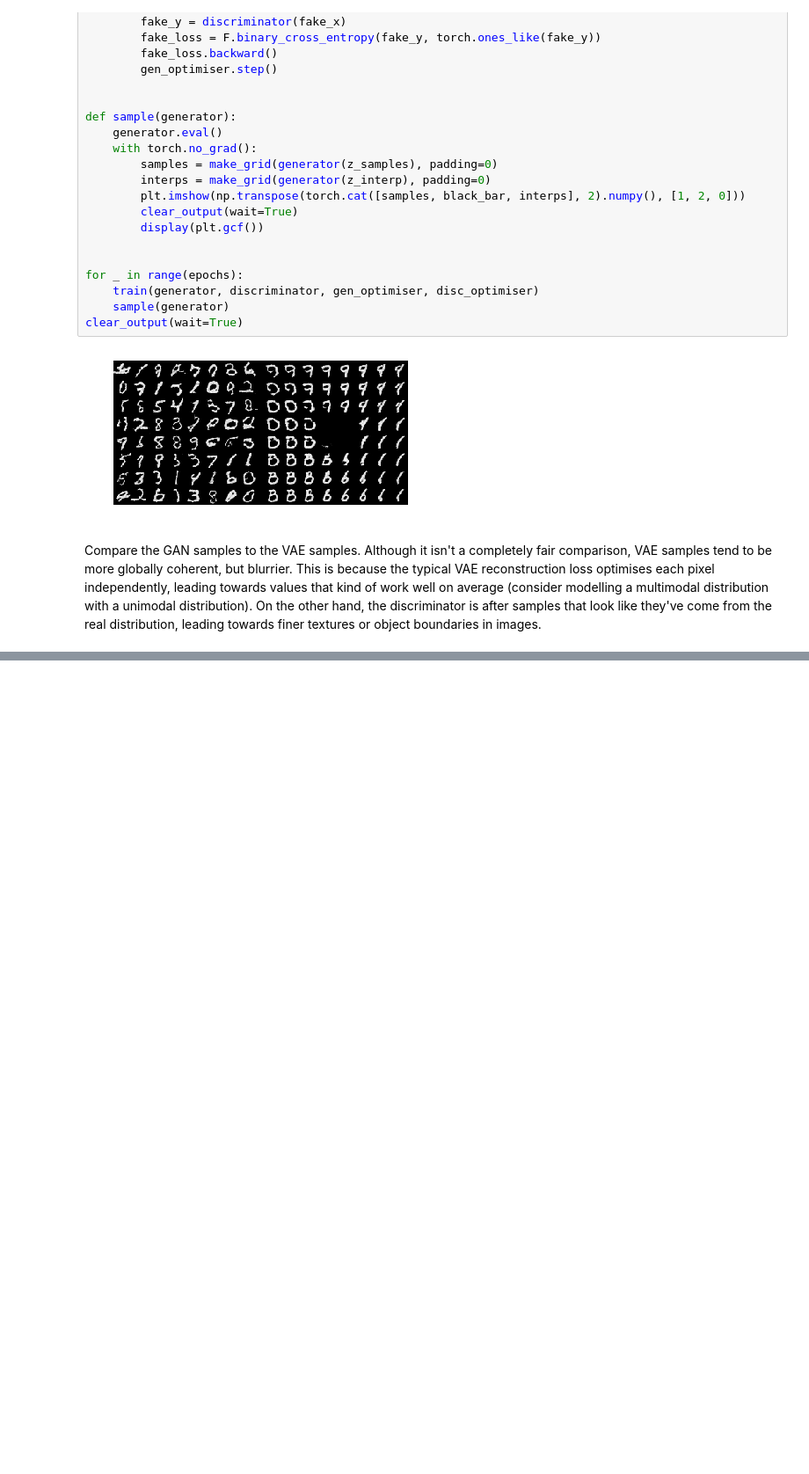
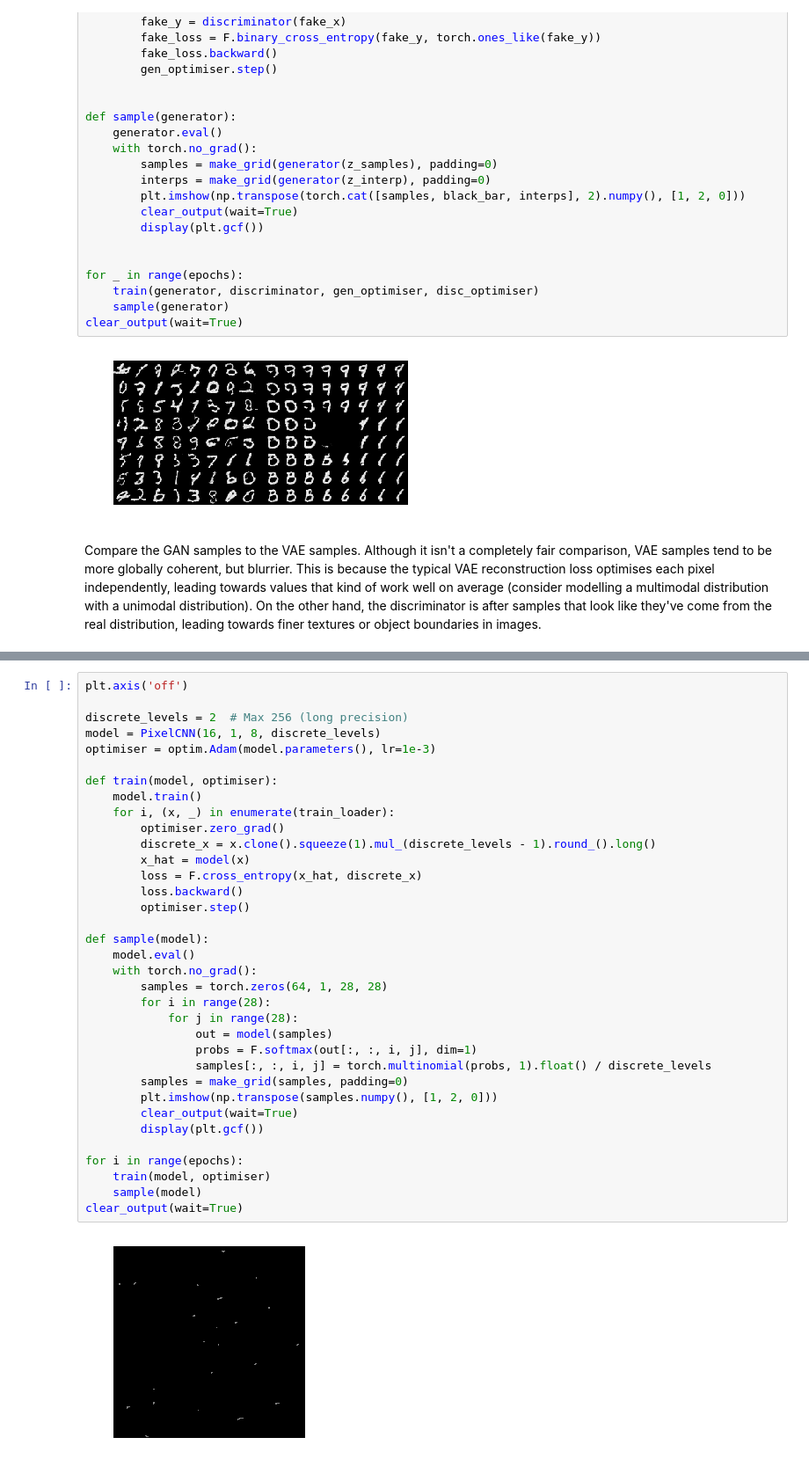
Before and after one commit to pukkapies/dl-imperial-maths, a Jupyter notebook: pytorch-tutorial/4. Generative Modelling with VAEs, GANs and Autoregressive Models.ipynb, the cells around one changed output, grey strips where cells are left out. Shown at 88% size. Drawn from its saved outputs; the diff is of its cells as text; blank space fills up the shorter version.

Commit message:
Add PixelCNN code

```diff
--- a/pytorch-tutorial/4. Generative Modelling with VAEs, GANs and Autoregressive Models.ipynb
+++ b/pytorch-tutorial/4. Generative Modelling with VAEs, GANs and Autoregressive Models.ipynb
@@ -282,0 +342,37 @@ There are many autoregressive models that can model image data, and we'll look a
+# %%
+plt.axis('off')
+
+discrete_levels = 2  # Max 256 (long precision)
+model = PixelCNN(16, 1, 8, discrete_levels)
+optimiser = optim.Adam(model.parameters(), lr=1e-3)
+
+def train(model, optimiser):
+    model.train()
+    for i, (x, _) in enumerate(train_loader):
+        optimiser.zero_grad()
+        discrete_x = x.clone().squeeze(1).mul_(discrete_levels - 1).round_().long()
+        x_hat = model(x)
+        loss = F.cross_entropy(x_hat, discrete_x)
+        loss.backward()
+        optimiser.step()
+
+def sample(model):
+    model.eval()
+    with torch.no_grad():
+        samples = torch.zeros(64, 1, 28, 28)
+        for i in range(28):
+            for j in range(28):
+                out = model(samples)
+                probs = F.softmax(out[:, :, i, j], dim=1)
+                samples[:, :, i, j] = torch.multinomial(probs, 1).float() / discrete_levels
+        samples = make_grid(samples, padding=0)
+        plt.imshow(np.transpose(samples.numpy(), [1, 2, 0]))
+        clear_output(wait=True)
+        display(plt.gcf())
+
+for i in range(epochs):
+    train(model, optimiser)
+    sample(model)
+clear_output(wait=True)
+# %% [output]
+[figure, added]
```
Also changed, not shown: parts of 3 cells of this notebook.
